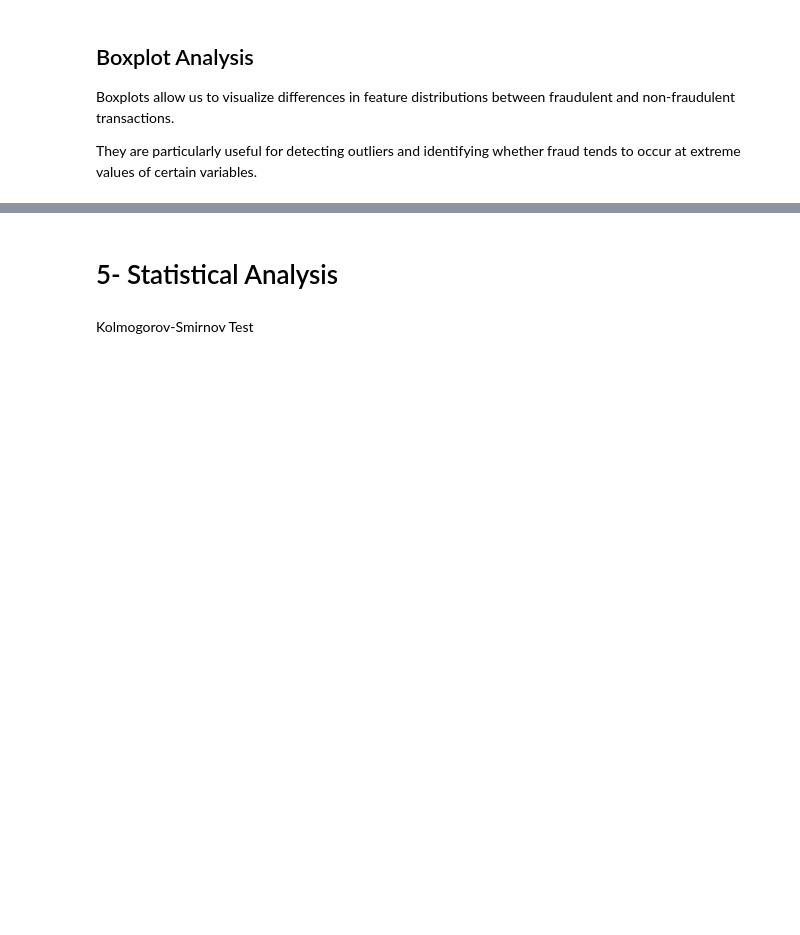
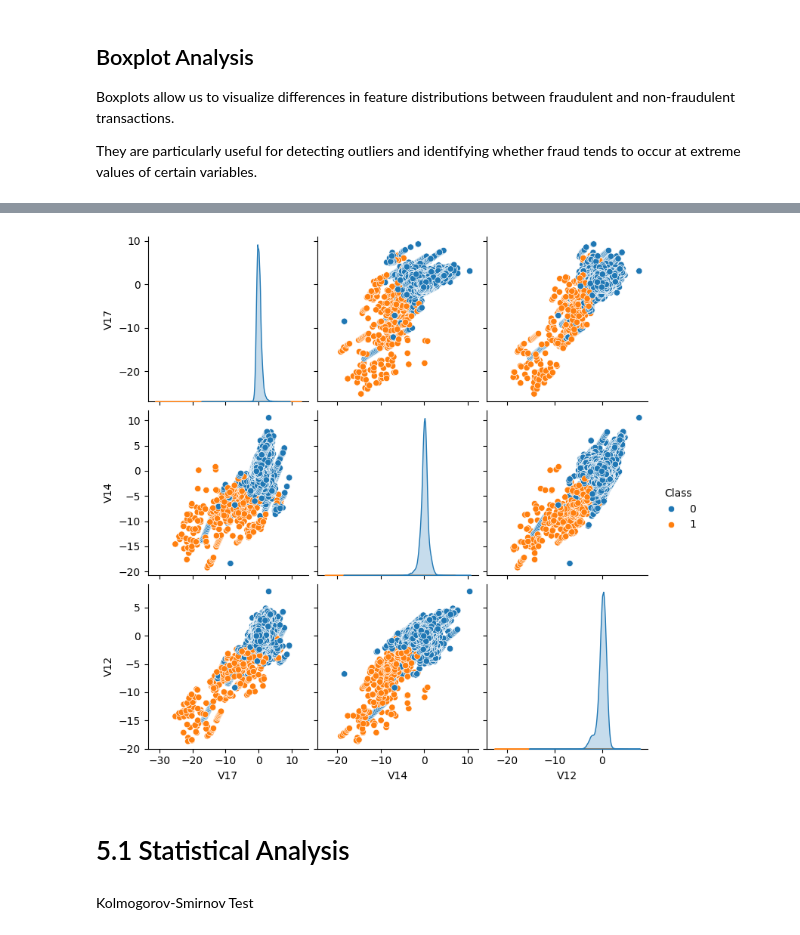
Before and after one commit to MDuarte99/fraud-ml-platform, a Jupyter notebook: notebooks/01_eda_fraud.ipynb, the cells around one changed output, grey strips where cells are left out. Cells and saved outputs as stored; diff of their text form; code cells hidden in the pictures; blank space fills up the shorter version.

```diff
--- a/notebooks/01_eda_fraud.ipynb
+++ b/notebooks/01_eda_fraud.ipynb
@@ -512,5 +523,16 @@ for feature in top_features:
+# %%
+pairplot_features = corr_fraud.abs().sort_values(ascending=False).head(4).index
+
+sns.pairplot(
+    transactions_df[pairplot_features],
+    hue="Class"
+)
+
+plt.show()
+# %% [output]
+[figure, added]
 # %% [markdown]
-# 5- Statistical Analysis
+# 5.1 Statistical Analysis
 # %% [markdown]
 Kolmogorov-Smirnov Test
 # %%
```
Also changed, not shown: parts of 10 cells of this notebook.
